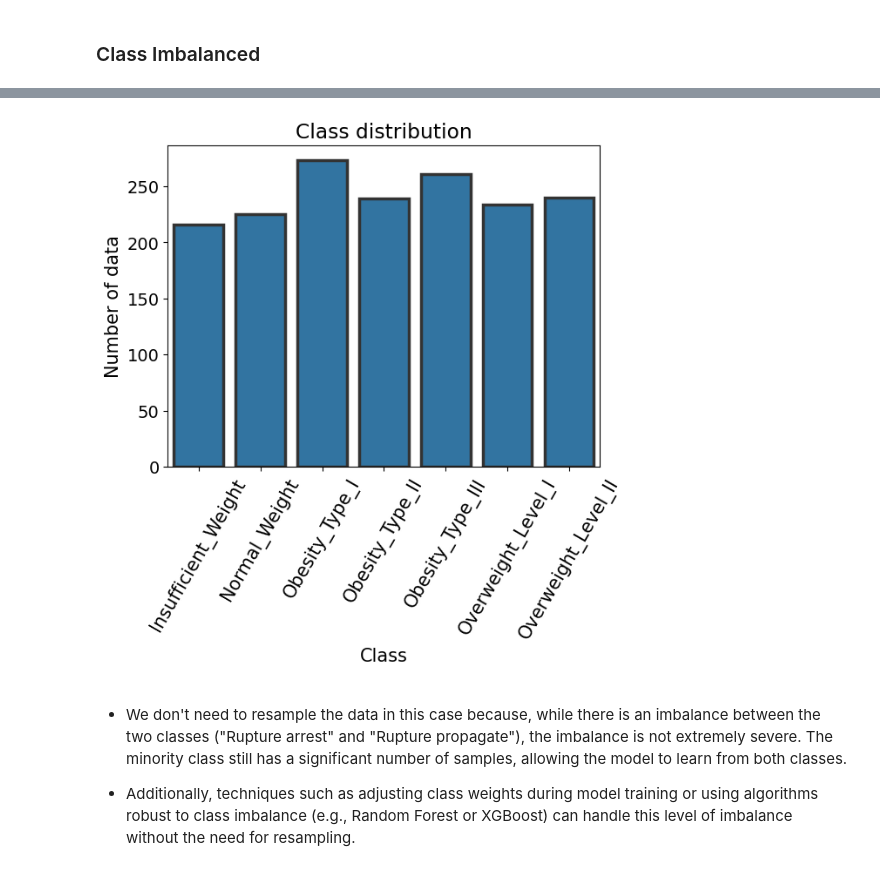
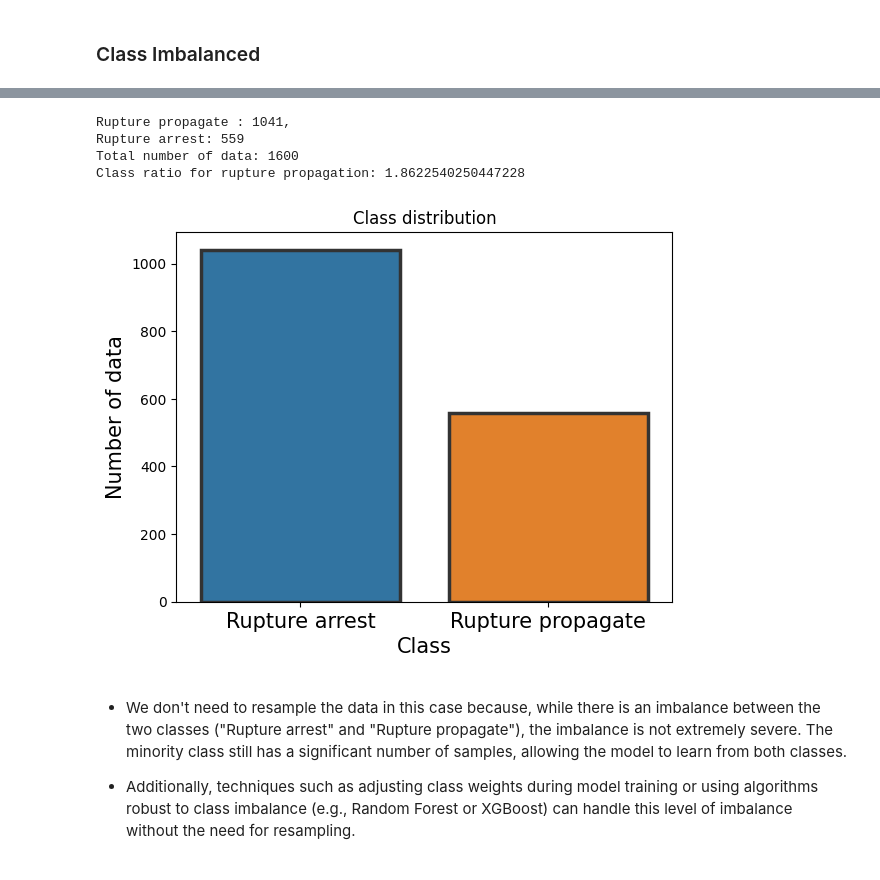
Before and after one commit to minhquant-268/AI-assignment-prj, a Jupyter notebook: BankCustomerChurn/AI_HeartFailurePrediction - LR,RFC.ipynb, the cells around one changed output, grey strips where cells are left out. Saved outputs shown, nothing was run; the diff lists cells and outputs as text; code cells hidden in the pictures.

```diff
--- a/AI_Obesity.ipynb
+++ b/BankCustomerChurn/AI_HeartFailurePrediction - LR,RFC.ipynb
@@ -532,13 +466,20 @@ df_train
 # %%
+df_train_all = shuffle(df_train_all, random_state=random_seed)
 df_train = shuffle(df_train, random_state=random_seed)
+df_val = shuffle(df_val, random_state=random_seed)
 df_test = shuffle(df_test, random_state=random_seed)
 
 mms = StandardScaler()
+xtrain_all = mms.fit_transform(df_train_all.drop('label', axis=1))
+ytrain_all = df_train_all['label'].values
 
-xtrain = mms.fit_transform(df_train.drop('Obesity', axis=1))
-ytrain = df_train['Obesity'].values
+xtrain = mms.fit_transform(df_train.drop('label', axis=1))
+ytrain = df_train['label'].values
 
-xtest = mms.fit_transform(df_test.drop('Obesity', axis=1))
-ytest = df_test['Obesity'].values
+xval = mms.fit_transform(df_val.drop('label', axis=1))
+yval = df_val['label'].values
+
+xtest = mms.fit_transform(df_test.drop('label', axis=1))
+ytest = df_test['label'].values
 # %%
 df_train_new = pd.DataFrame(xtrain, columns= features_name[:-1])
@@ -593,0 +515,6 @@ df_train
+# %%
+tau_s = df_train_all.mus * df_train_all.syy
+tau_d = df_train_all.mud * df_train_all.syy
+tau_i = df_train_all.sxy
+df_train_all['sfactor'] = (tau_s - tau_i)/(tau_i - tau_d)
+df_train_all
@@ -708,13 +575,25 @@ Class ratio for Overweight_Level_II: 14.22%
+# %%
+label_count = df_train_all.groupby('label', as_index = False).count()
+class_name = ['Rupture arrest', 'Rupture propagate']
+count = list(label_count['height'])
+print('Rupture propagate : {}, \nRupture arrest: {}'.format(count[0], count[1]))
+print('Total number of data: {}'.format(np.sum(count)))
+print('Class ratio for rupture propagation: {}'.format(count[0]/count[1]))
+# %% [output]
+Rupture propagate : 1041,
+Rupture arrest: 559
+Total number of data: 1600
+Class ratio for rupture propagation: 1.8622540250447228
 # %%
-index = np.arange(len(class_names))
-sns.barplot(x = class_names, y = count, linewidth = 2.5, errcolor = ".2", edgecolor = ".2")
+index = np.arange(len(class_name))
+sns.barplot(x = class_name, y = count, linewidth = 2.5, errcolor = ".2", edgecolor = ".2")
 plt.xlabel('Class', fontsize=15)
 plt.ylabel('Number of data', fontsize=15)
-plt.xticks(index, class_names, rotation=60, fontsize=15)
+plt.xticks(index, class_name, fontsize=15)
 plt.title('Class distribution')
 plt.show()
 # %% [output]
-[figure, old version]
+[figure, new version]
 # %% [markdown]
 - We don't need to resample the data in this case because, while there is an imbalance between the two classes ("Rupture arrest" and "Rupture propagate"), the imbalance is not extremely severe. The minority class still has a significant number of samples, allowing the model to learn from both classes.
 
```
Also changed, not shown: parts of 43 cells of this notebook, 13 other files.
